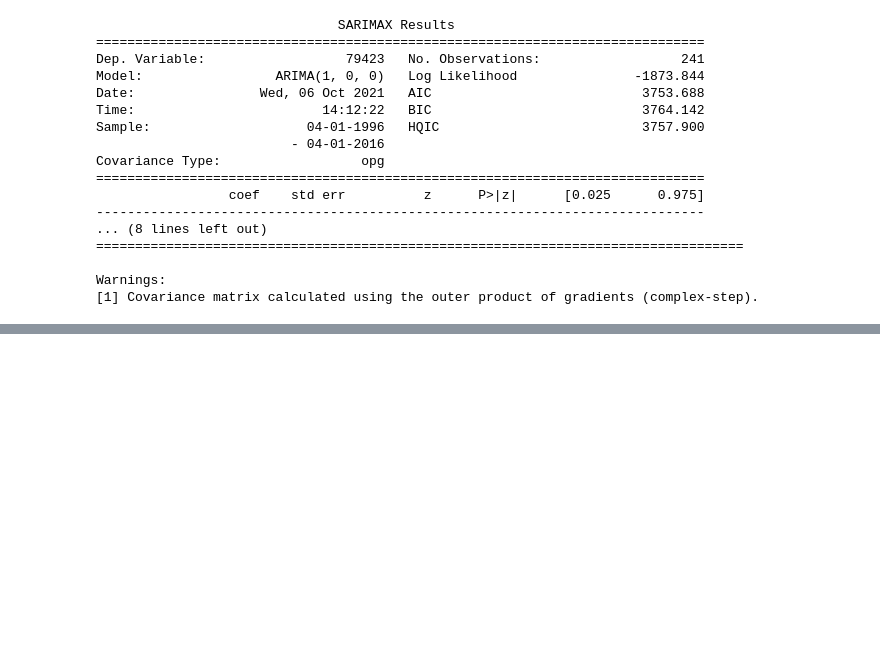
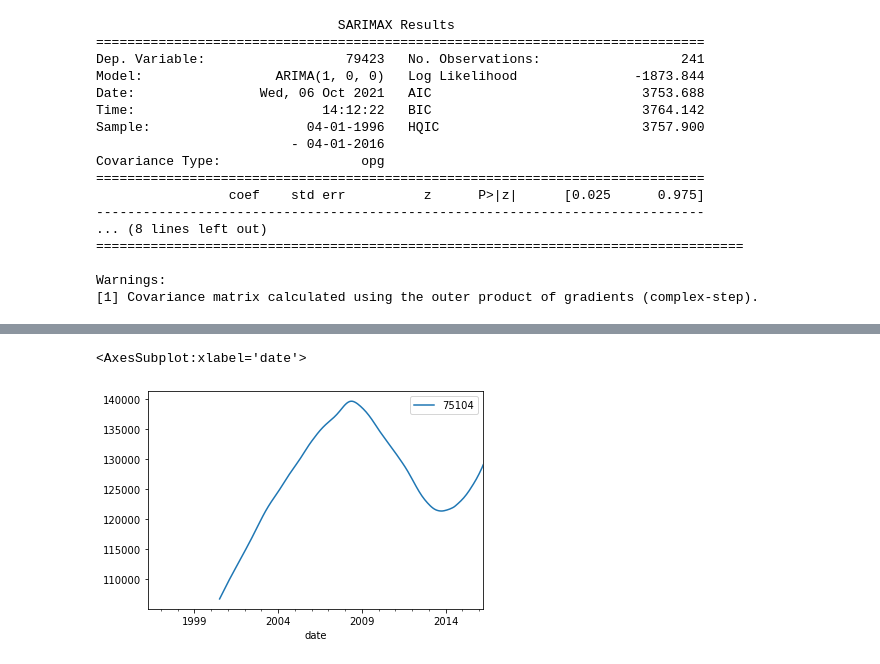
Before and after one commit to rhk48/zillow-time-series, a Jupyter notebook: lorela_nb.ipynb, the cells around one changed output, grey strips where cells are left out. Saved outputs shown, nothing was run; the diff lists cells and outputs as text; code cells hidden in the pictures; blank space fills up the shorter version.

```diff
--- a/lorela_nb.ipynb
+++ b/lorela_nb.ipynb
@@ -621,0 +643,8 @@ plot_predictions(test, model)
+# %%
+# Plot the rolling mean with a window of a year
+
+roll_mean = train.rolling(window=52).mean()
+roll_mean.plot()
+# %% [output]
+<AxesSubplot:xlabel='date'>
+[figure, added]
```
Also changed, not shown: parts of 34 cells of this notebook.
